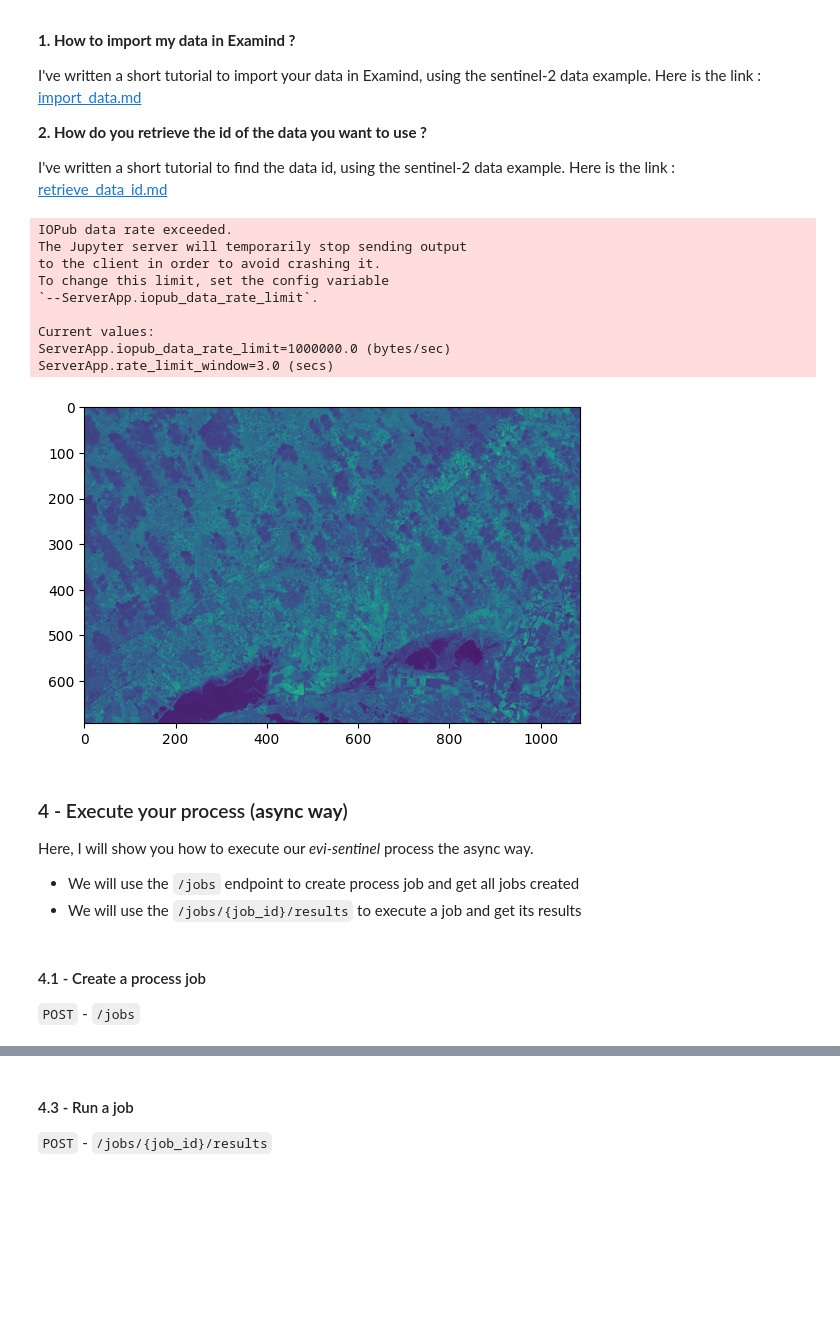
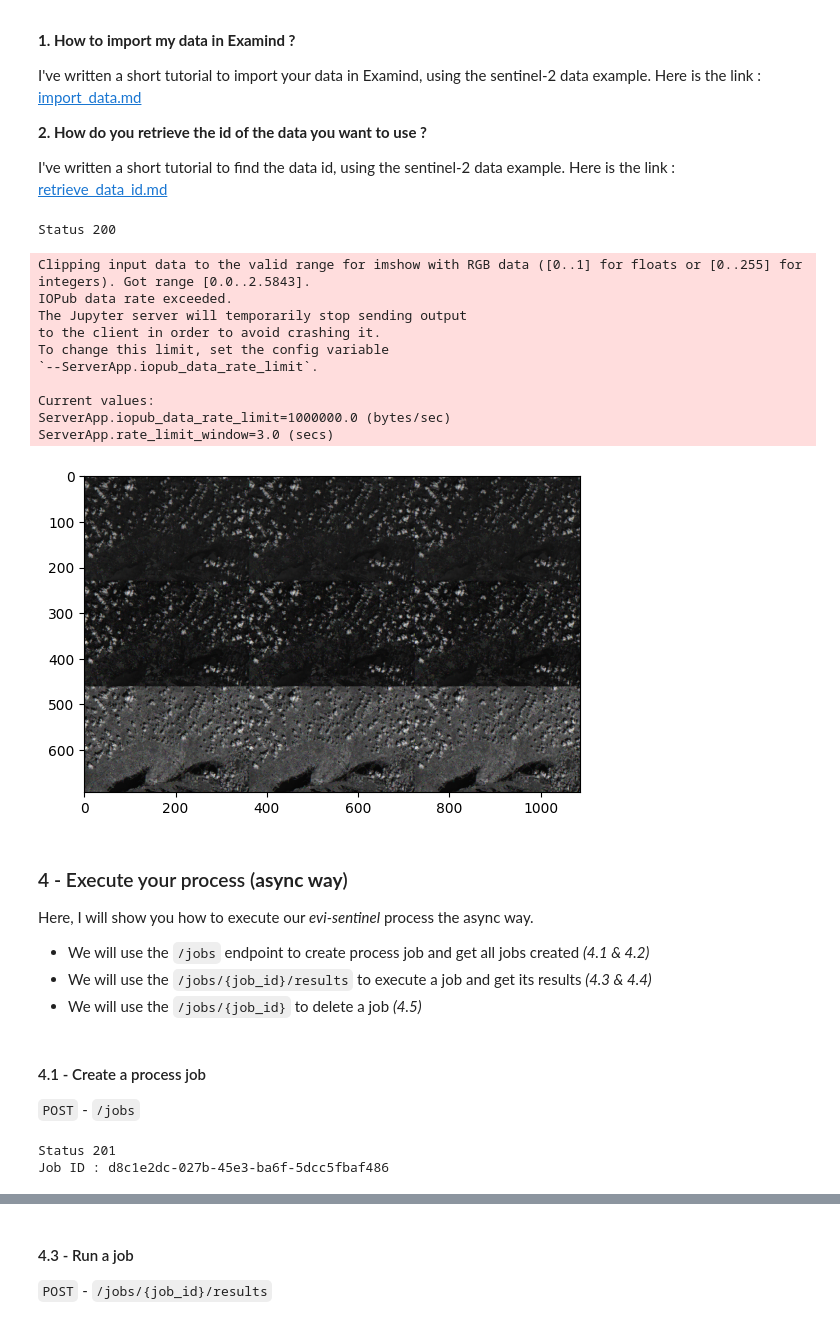
Before and after one commit to fair-ease/Examind_Tutorials, a Jupyter notebook: openeo_examind_example.ipynb, the cells around one changed output, grey strips where cells are left out. Cells and saved outputs as stored; diff of their text form; code cells hidden in the pictures; blank space fills up the shorter version.

Commit message:
Add sentinel data + update jupyter notebook

```diff
--- a/openeo_examind_example.ipynb
+++ b/openeo_examind_example.ipynb
@@ -446,40 +439,60 @@ test_load_save = {
 # %%
 URL = SERVER_IP + "/examind/WS/openeo/process/WPS/result"
 
 headers = {'Content-Type': 'application/json', 'Accept': '*/*'}
 
-r = requests.post(url=URL, data=json.dumps(exec_data), headers=headers)
+r = requests.post(url=URL, data=json.dumps(test_load_save), headers=headers)
 
 print(f"Status {r.status_code}")
 print(r.text)
 
 file_path = "./file.tiff"
 os.makedirs(os.path.dirname(file_path), exist_ok=True)
 with open(file_path, "wb") as f:
     f.write(r.content)
 
 with rasterio.open(BytesIO(r.content)) as src:
     image_data = src.read()
 plt.imshow(image_data.transpose([1, 2, 0]))
 plt.show()
 # %% [output]
-IOPub data rate exceeded.
-The Jupyter server will temporarily stop sending output
-to the client in order to avoid crashing it.
-To change this limit, set the config variable
-`--ServerApp.iopub_data_rate_limit`.
-
-Current values:
-ServerApp.iopub_data_rate_limit=1000000.0 (bytes/sec)
-ServerApp.rate_limit_window=3.0 (secs)
+Status 200
+Clipping input data to the valid range for imshow with RGB data ([0..1] for floats or [0..255] for integers). Got range [0.0..2.5843].
+IOPub data rate exceeded.
+The Jupyter server will temporarily stop sending output
+to the client in order to avoid crashing it.
+To change this limit, set the config variable
+`--ServerApp.iopub_data_rate_limit`.
+
+Current values:
+ServerApp.iopub_data_rate_limit=1000000.0 (bytes/sec)
+ServerApp.rate_limit_window=3.0 (secs)
-[figure, old version]
+[figure, new version]
 # %% [markdown]
 ### 4 - Execute your process (**async way**)
 
 Here, I will show you how to execute our *evi-sentinel* process the async way.
 
-- We will use the `/jobs` endpoint to create process job and get all jobs created
-- We will use the `/jobs/{job_id}/results` to execute a job and get its results
+- We will use the `/jobs` endpoint to create process job and get all jobs created *(4.1 & 4.2)*
+- We will use the `/jobs/{job_id}/results` to execute a job and get its results *(4.3 & 4.4)*
+- We will use the `/jobs/{job_id}` to delete a job *(4.5)*
 # %% [markdown]
 #### 4.1 - Create a process job
 `POST` - `/jobs`
+# %%
+URL = SERVER_IP + "/examind/WS/openeo/process/WPS/jobs"
+
+headers = {'Content-Type': 'application/json', 'Accept': '*/*'}
+
+r = requests.post(url=URL, data=json.dumps(exec_data), headers=headers)
+
+print(f"Status {r.status_code}")
+if r.text and r.text is not None:
+    if r.status_code == 200 or r.status_code == 201:
+        print(f"Job ID : {r.text}")
+        JOB_ID = r.text
+    else:
+        print(r.text)
+# %% [output]
+Status 201
+Job ID : d8c1e2dc-027b-45e3-ba6f-5dcc5fbaf486
```
Also changed, not shown: parts of 14 cells of this notebook, 1 other file.
